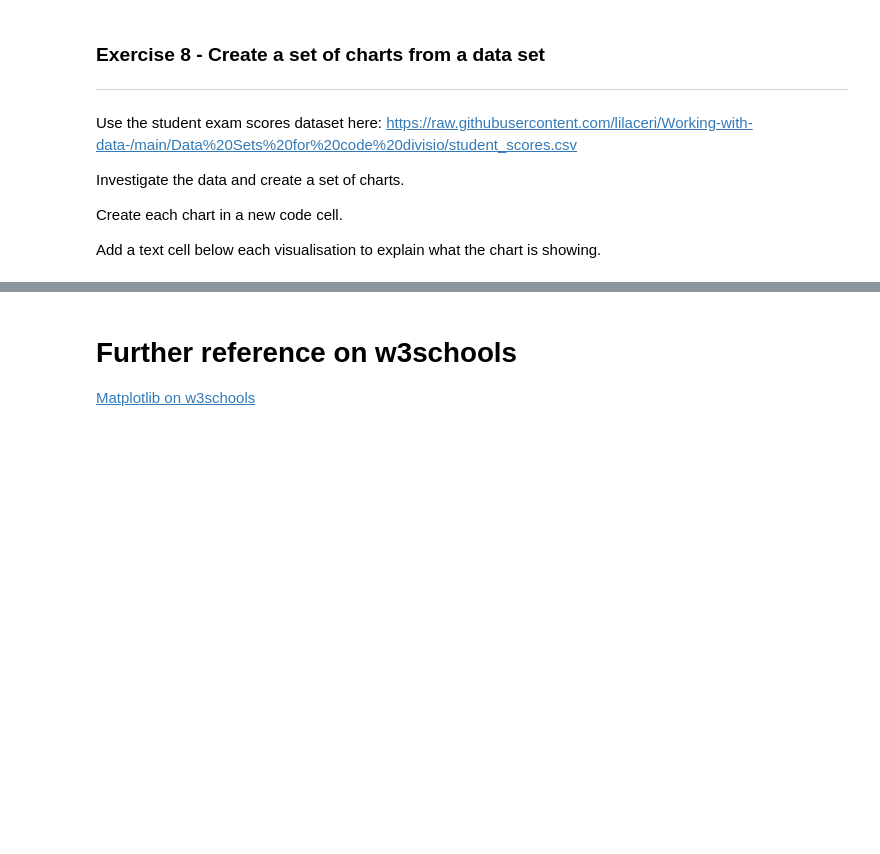
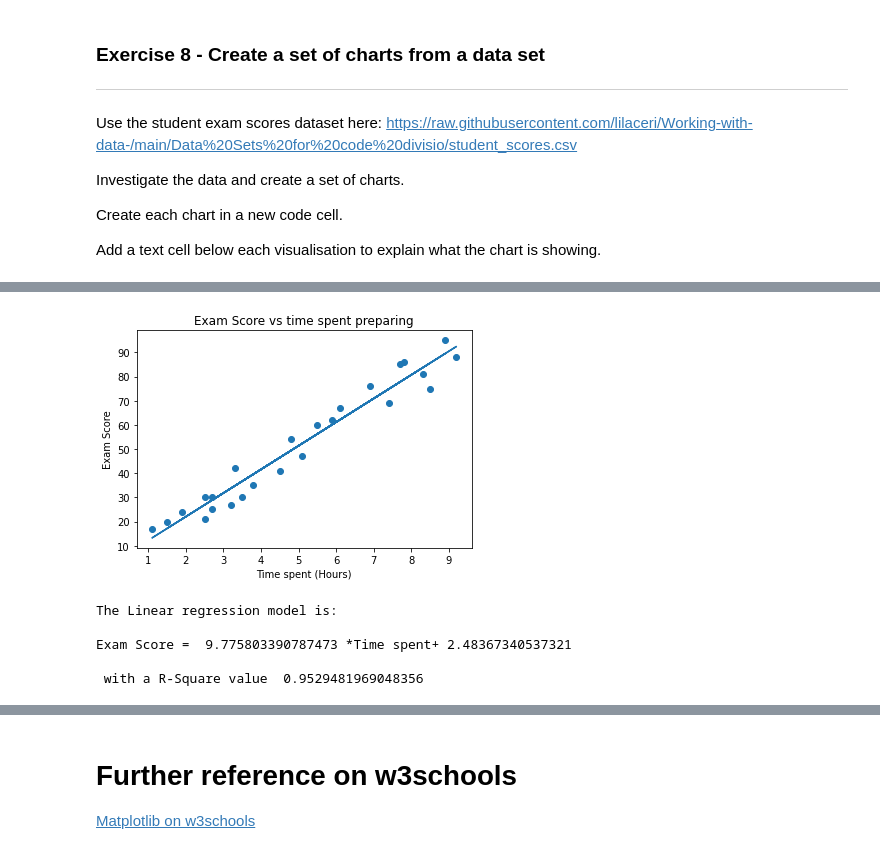
Before and after one commit to JaySanthanam/Programming-for-data, a Jupyter notebook: Worksheets/7_1_Visualisation_with_matplotlib.ipynb, the cells around one changed output, grey strips where cells are left out. Cells and saved outputs as stored; diff of their text form; code cells hidden in the pictures; blank space fills up the shorter version.

```diff
--- a/Worksheets/7_1_Visualisation_with_matplotlib.ipynb
+++ b/Worksheets/7_1_Visualisation_with_matplotlib.ipynb
@@ -342,0 +372,23 @@ Add a text cell below each visualisation to explain what the chart is showing.
+# %%
+x1 = np.array(hr).reshape(-1, 1)
+y1 = np.array(score)
+model = LinearRegression().fit(x1,y1)
+r_sq = model.score(x1, y1)
+slope1 = model.coef_
+intercept = model.intercept_
+plt.plot(x1, slope*x1 + intercept)
+plt.scatter(x1,y1)
+plt.xlabel("Time spent (Hours)")
+plt.ylabel("Exam Score")
+plt.title("Exam Score vs time spent preparing")
+plt.show()
+print("\nThe Linear regression model is:\n")
+print("Exam Score = ",slope,"*Time spent+",intercept)
+print("\n with a R-Square value ",r_sq)
+# %% [output]
+[figure, added]
+The Linear regression model is:
+
+Exam Score =  9.775803390787473 *Time spent+ 2.48367340537321
+
+ with a R-Square value  0.9529481969048356
```
Also changed, not shown: parts of 14 cells of this notebook.
